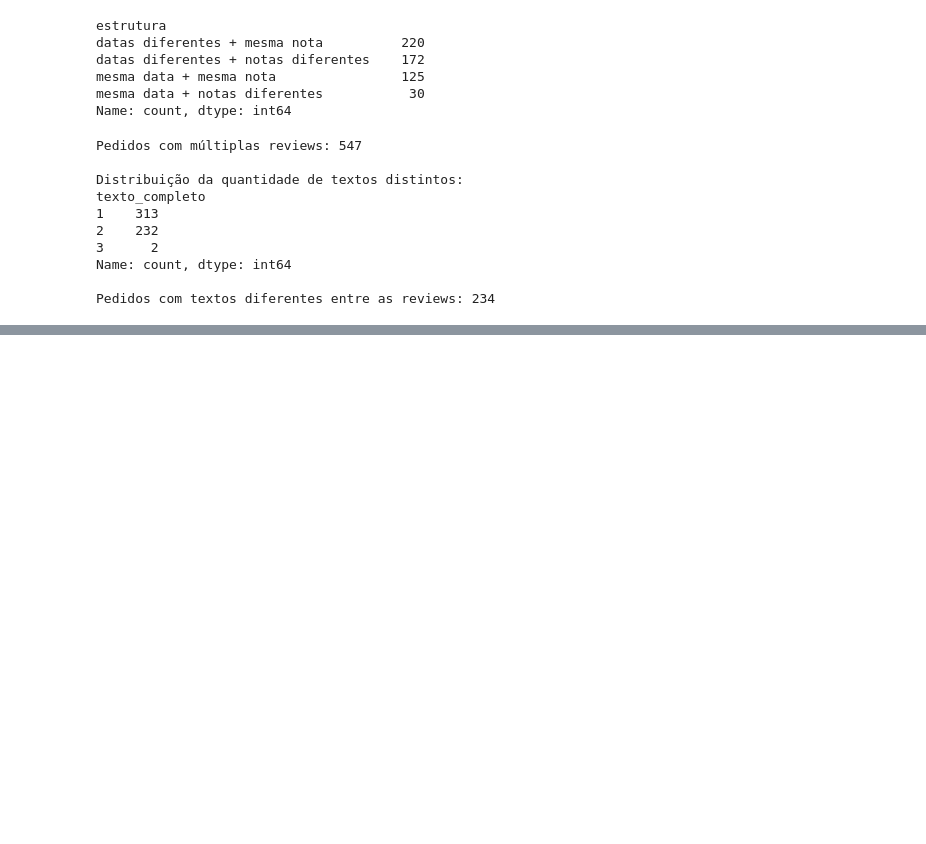
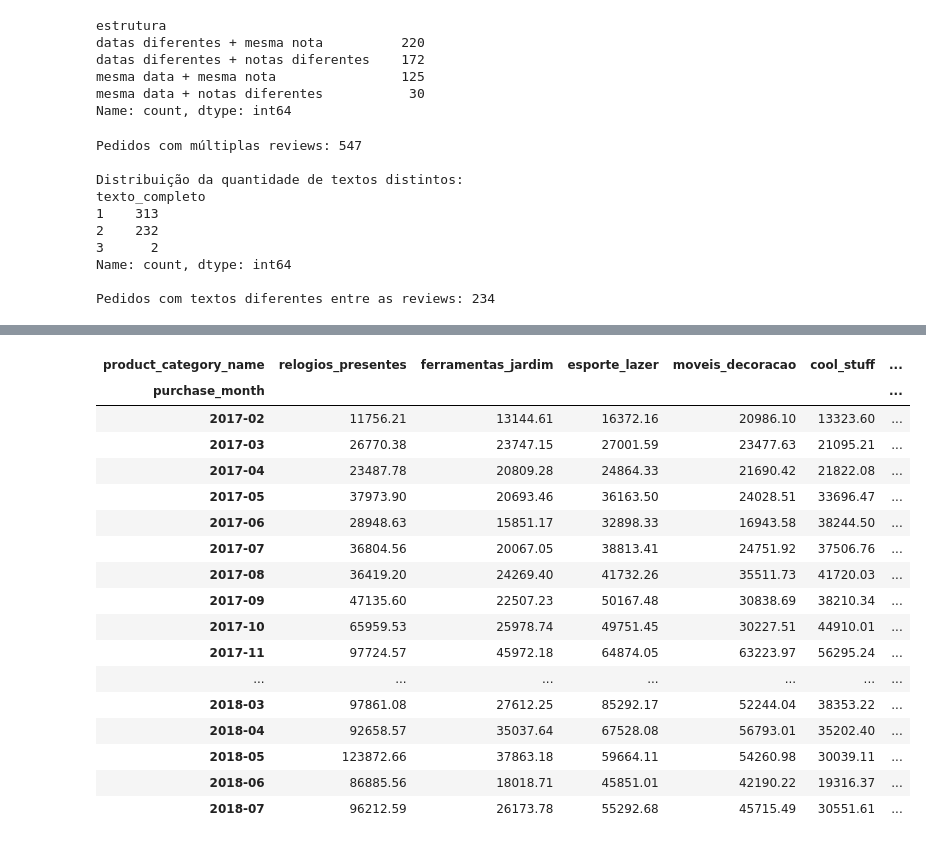
Before and after one commit to AgathaAlmeida7/case-01-queda-vendas, a Jupyter notebook: notebooks/01_data_profiling.ipynb, the cells around one changed output, grey strips where cells are left out. Saved outputs shown, nothing was run; the diff lists cells and outputs as text; code cells hidden in the pictures; blank space fills up the shorter version.

```diff
--- a/notebooks/01_data_profiling.ipynb
+++ b/notebooks/01_data_profiling.ipynb
@@ -2136,0 +2867,11 @@ Pedidos com textos diferentes entre as reviews: 234
+# %%
+category_monthly_revenue_complete = (
+    category_monthly_revenue
+    .loc[
+        category_monthly_revenue.index.get_level_values("purchase_month")
+        .isin(complete_monthly_profile.index)
+    ]
+    .unstack("product_category_name", fill_value=0)
+)
+
+category_monthly_revenue_complete.head()
@@ -2136,0 +2931,7 @@ Pedidos com textos diferentes entre as reviews: 234
+# %%
+category_change_recent = (
+    category_monthly_revenue_complete.loc["2018-06"]
+    - category_monthly_revenue_complete.loc["2018-05"]
+)
+
+category_change_recent.sort_values().head(10)
@@ -2136,0 +3022,18 @@ Pedidos com textos diferentes entre as reviews: 234
+# %%
+top_categories = (
+    category_change_recent
+    .sort_values()
+    .head(10)
+    .index
+)
+
+category_priority_profile = (
+    category_recent_profile
+    .loc[
+        category_recent_profile.index.get_level_values("product_category_name")
+        .isin(top_categories)
+    ]
+    .copy()
+)
+
+category_priority_profile
@@ -2136,0 +3183,27 @@ Pedidos com textos diferentes entre as reviews: 234
+# %%
+category_priority_monthly = (
+    category_monthly_revenue_complete[
+        top_categories
+    ]
+)
+
+category_priority_monthly
+# %% [output]
+| product_category_name | relogios_presentes | ferramentas_jardim | esporte_lazer | moveis_decoracao | cool_stuff | ... |
+| purchase_month |  |  |  |  |  | ... |
+| 2017-02 | 11756.21 | 13144.61 | 16372.16 | 20986.10 | 13323.60 | ... |
+| 2017-03 | 26770.38 | 23747.15 | 27001.59 | 23477.63 | 21095.21 | ... |
+| 2017-04 | 23487.78 | 20809.28 | 24864.33 | 21690.42 | 21822.08 | ... |
+| 2017-05 | 37973.90 | 20693.46 | 36163.50 | 24028.51 | 33696.47 | ... |
+| 2017-06 | 28948.63 | 15851.17 | 32898.33 | 16943.58 | 38244.50 | ... |
+| 2017-07 | 36804.56 | 20067.05 | 38813.41 | 24751.92 | 37506.76 | ... |
+| 2017-08 | 36419.20 | 24269.40 | 41732.26 | 35511.73 | 41720.03 | ... |
+| 2017-09 | 47135.60 | 22507.23 | 50167.48 | 30838.69 | 38210.34 | ... |
+| 2017-10 | 65959.53 | 25978.74 | 49751.45 | 30227.51 | 44910.01 | ... |
+| 2017-11 | 97724.57 | 45972.18 | 64874.05 | 63223.97 | 56295.24 | ... |
+| ... | ... | ... | ... | ... | ... | ... |
+| 2018-03 | 97861.08 | 27612.25 | 85292.17 | 52244.04 | 38353.22 | ... |
+| 2018-04 | 92658.57 | 35037.64 | 67528.08 | 56793.01 | 35202.40 | ... |
+| 2018-05 | 123872.66 | 37863.18 | 59664.11 | 54260.98 | 30039.11 | ... |
+| 2018-06 | 86885.56 | 18018.71 | 45851.01 | 42190.22 | 19316.37 | ... |
+| 2018-07 | 96212.59 | 26173.78 | 55292.68 | 45715.49 | 30551.61 | ... |
```
Also changed, not shown: parts of 89 cells of this notebook.
